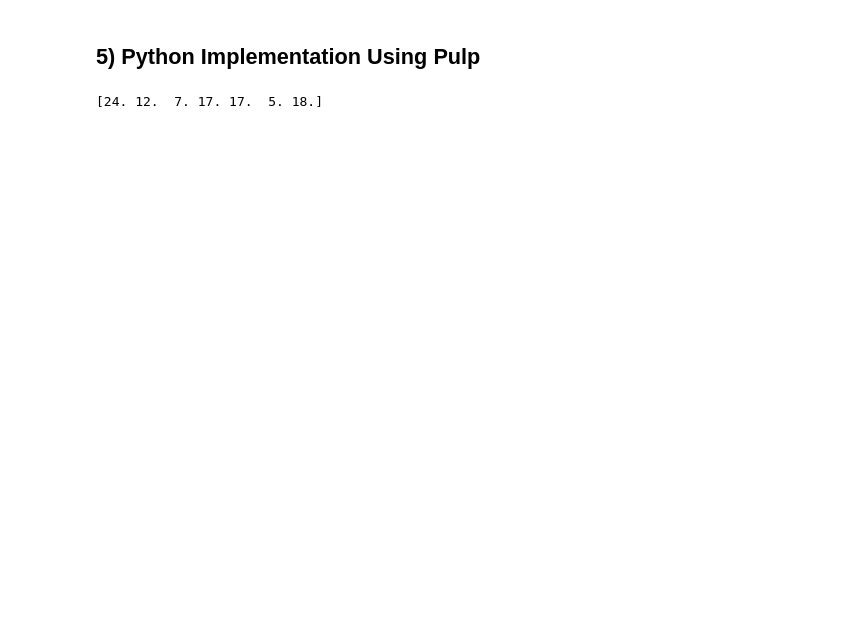
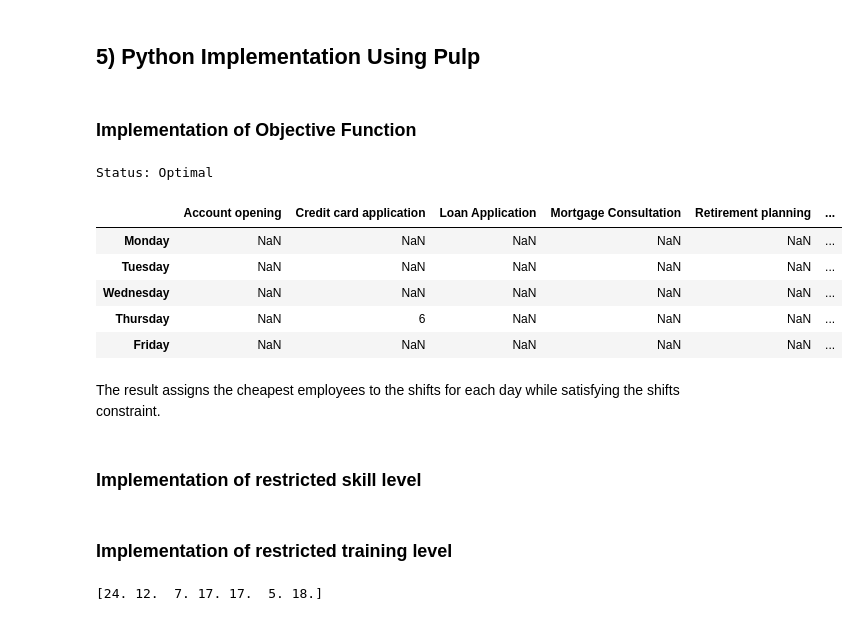
Before and after one commit to Michxz312/Group-Portfolio, a Jupyter notebook: group_5_project_revised.ipynb, the cells around one changed output. Saved outputs shown, nothing was run; the diff lists cells and outputs as text; code cells hidden in the pictures; blank space fills up the shorter version.

Commit message:
edit the constraints

```diff
--- a/group_5_project_revised.ipynb
+++ b/group_5_project_revised.ipynb
@@ -104,5 +137,21 @@ day_label = ['Monday', 'Tuesday', 'Wednesday', 'Thursday', 'Friday']
 shift_label = ['Account opening', 'Credit card application', 'Loan Application', 'Mortgage Consultation',
                'Retirement planning', 'Financial advising', 'Wealth management']
+# %%
+# This is a function that will print the assignment of the employees for shifts at each weekdays
+def result(x, num_employees, day_label, shift_label):
+    df = pd.DataFrame(index=range(5), columns=range(7)).fillna('')
+    df = df.astype(str)
+
+    for i in range(num_employees):
+        for j in range(7):
+            for d in range(5):
+                if x[(i, j, d)].varValue == 1:
+                    df.at[d, j] += (',' if df.at[d, j] else '') + str(i+1)
+
+    df = df.replace('', np.nan)
+    df = df.rename(index=dict(zip(range(5), day_label)), columns=dict(zip(range(7), shift_label)))
+
+    return df
 # %% [markdown]
 ## 2) Defining the parameters and variables of the scheduling problem
 # %% [markdown]
@@ -411,7 +456,8 @@ for i in range(num_employees):
         for d in range(5):
             # If at shift j and day d, xd[i, j ,d] == 1, then add the value of i (the employee) in the df
             if xd[(i, j, d)].varValue == 1:
-                df.at[d, j] += (',' if df.at[d, j] else '') + str(i)
+                # add 1 to i because employee_data starts from index 1
+                df.at[d, j] += (',' if df.at[d, j] else '') + str(i + 1)
 
 # if there is no value, then put NaN
 df = df.replace('', np.nan)
@@ -432,0 +478,47 @@ prob = pulp.LpProblem("Shift_Assignment", pulp.LpMinimize)
+# %%
+# Create a LP minimization problem
+prob = pulp.LpProblem("Shift_Assignment", pulp.LpMinimize)
+
+# Define binary decision variables
+# x_ijd = 1 if employee i is assigned to shift j at weekday d, 0 otherwise
+x = pulp.LpVariable.dicts("x", [(i, j, d) for i in range(num_employees) for j in range(7) for d in range(5)], cat="Binary")
+# %% [markdown]
+### Implementation of Objective Function
+# %%
+salaries = [employee[2] for employee in employees_data]
+prob += pulp.lpSum(x[i, j, d] * salaries[i] for i in range(num_employees) for j in range(7) for d in range(5))
+
+### Previous set-up:
+
+# get the demand at day d for shift j
+d_jw = np.zeros((5,7))
+for day, shift, demand in customer:
+    d_jw[day, shift] = demand
+
+# An employee can be assigned to at most one shift at day d
+for i in range(num_employees):
+    for d in range(5):
+        prob += pulp.lpSum(x[i, j, d] for j in range(7)) <= 1
+
+# Each shifts has the required number of employees at day d
+for d in range(5):
+    for j in range(7):
+        prob += pulp.lpSum(x[i, j, d] for i in range(num_employees)) == d_jw[d, j]
+
+prob.solve()
+print("Status:", pulp.LpStatus[prob.status])
+# %% [output]
+Status: Optimal
+# %%
+result(x, num_employees, day_label, shift_label)
+# %% [output]
+|  | Account opening | Credit card application | Loan Application | Mortgage Consultation | Retirement planning | ... |
+| Monday | NaN | NaN | NaN | NaN | NaN | ... |
+| Tuesday | NaN | NaN | NaN | NaN | NaN | ... |
+| Wednesday | NaN | NaN | NaN | NaN | NaN | ... |
+| Thursday | NaN | 6 | NaN | NaN | NaN | ... |
+| Friday | NaN | NaN | NaN | NaN | NaN | ... |
+# %% [markdown]
+The result assigns the cheapest employees to the shifts for each day while satisfying the shifts constraint.
+# %% [markdown]
+### Implementation of restricted skill level
@@ -432,0 +558,2 @@ prob = pulp.LpProblem("Shift_Assignment", pulp.LpMinimize)
+# %% [markdown]
+### Implementation of restricted training level
```
Also changed, not shown: parts of 21 cells of this notebook, 1 other file.
